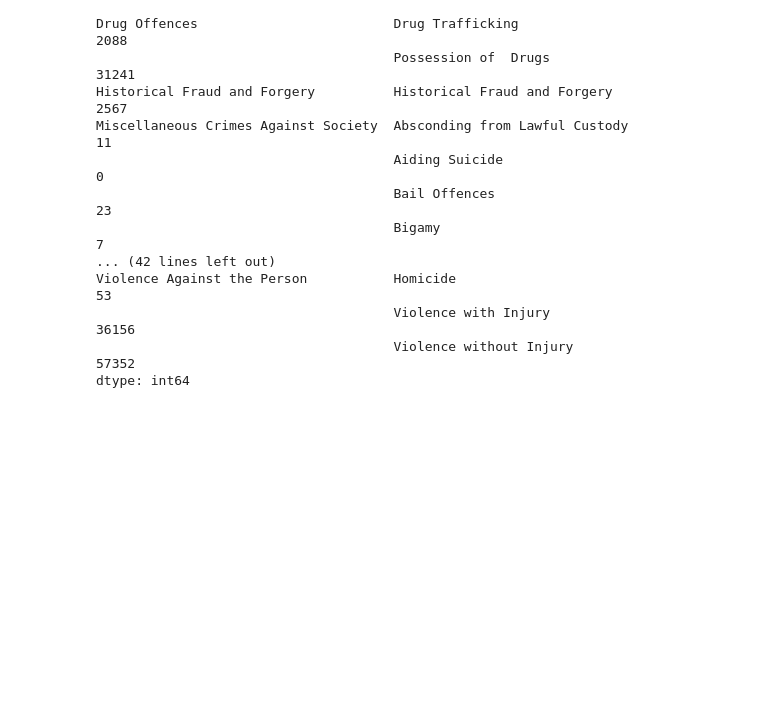
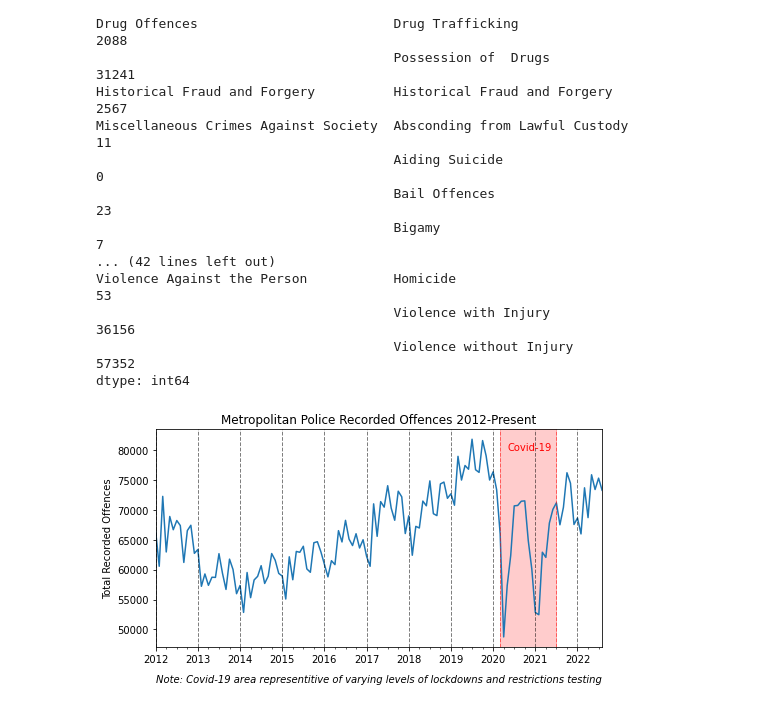
Before and after one commit to JamieW365/london_crime, a Jupyter notebook: london_crime.ipynb, the cells around one changed output. Saved outputs shown, nothing was run; the diff lists cells and outputs as text; code cells hidden in the pictures; blank space fills up the shorter version.

```diff
--- a/london_crime.ipynb
+++ b/london_crime.ipynb
@@ -98,3 +102,24 @@ Violence Against the Person           Homicide
                                       Violence with Injury                                                  36156
                                       Violence without Injury                                               57352
 dtype: int64
+# %%
+fig, ax = plt.subplots(figsize=(8,4))
+df_offs_pivot_transpose.sum(axis=1).plot()
+
+for xc in ax.get_xticks():
+    plt.axvline(x=xc, color='black', linestyle='--', lw=1, alpha=0.5 )
+
+plt.axvline(x='03-2020', color='red', linestyle='--', lw=1, alpha=0.5 )
+plt.axvline(x='07-2021', color='red', linestyle='--', lw=1, alpha=0.5 )
+
+ax.axvspan('03-2020', '07-2021', color='red', alpha=0.2)
+
+ax.set_ylabel('Total Recorded Offences')
+ax.set_title('Metropolitan Police Recorded Offences 2012-Present')
+ax.text('05-2020', 80000, 'Covid-19', color='red')
+
+#ax.text('01-2012', 40000, 'Note: Covid-19 area representitive of varying levels of lockdowns and restrictions', fontstyle='italic')
+ax.set_xlabel('Note: Covid-19 area representitive of varying levels of lockdowns and restrictions testing', loc='left', labelpad=10, fontstyle='italic')
+plt.show();
+# %% [output]
+[figure, added]
```
Also changed, not shown: parts of 10 cells of this notebook.
